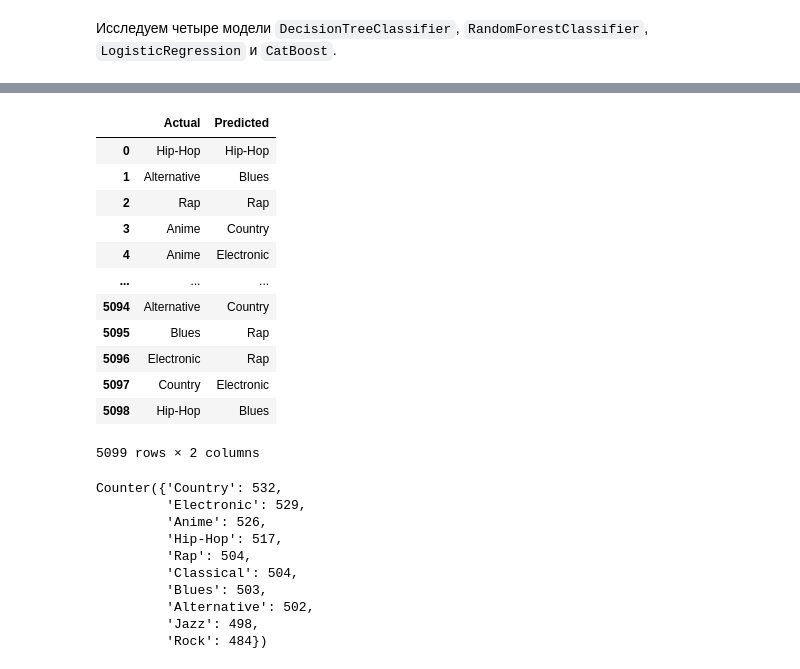
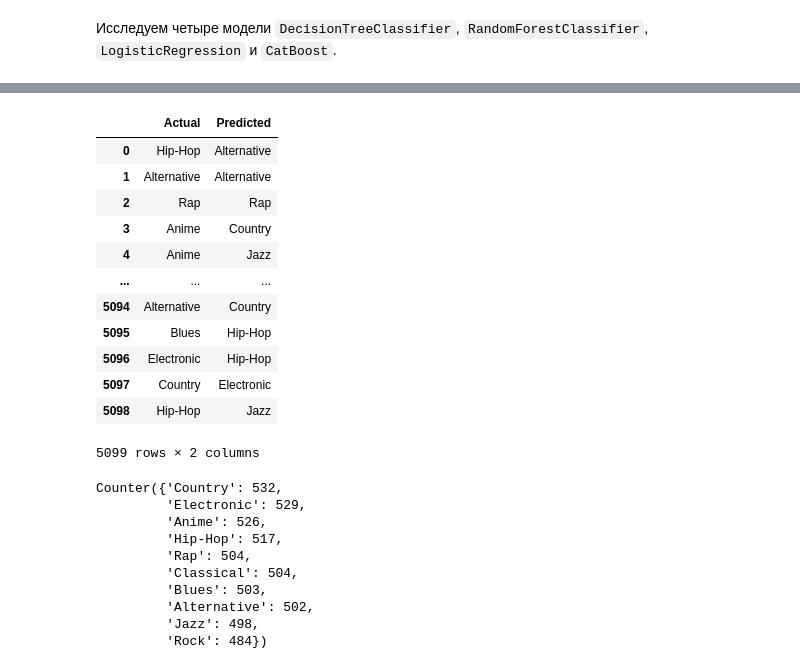
Before and after one commit to SergeyDolin/Music_genre_classification, a Jupyter notebook: Genre_classifier.ipynb, the cells around one changed output, grey strips where cells are left out. Cells and saved outputs as stored; diff of their text form; code cells hidden in the pictures.

```diff
--- a/Genre_classifier.ipynb
+++ b/Genre_classifier.ipynb
@@ -721,0 +1308,5 @@ Learning rate set to 0.03647
+# %%
+scaler = StandardScaler()
+features_train[num_features] = scaler.fit_transform(features_train[num_features])
+
+scaler.fit(pd.DataFrame(features_train[num_features]))
@@ -721,0 +1315,4 @@ Learning rate set to 0.03647
+# %%
+features_train[num_features] = scaler.transform(features_train[num_features])
+features_valid[num_features] = scaler.transform(features_valid[num_features])
+features_test[num_features] = scaler.transform(features_test[num_features])
@@ -721,0 +1708,2 @@ Learning rate set to 0.03647
+# %%
+features_test = features_test.drop(['instance_id'], axis=1)
@@ -721,0 +1855,10 @@ Learning rate set to 0.03647
+# %%
+# ('preprocessor', preprocessor),
+model = CatBoostClassifier(loss_function='MultiClass',
+                                      iterations=300,
+                                      depth=10,
+                                      learning_rate=0.2,
+                                      random_state=RANDOM_STATE,
+                                      ).fit(features_train,
+                                        target_train,
+                                        eval_set=(features_test.drop(['instance_id','track_name', 'obtained_date'], axis=1), target_test))
@@ -793,21 +1871,21 @@ submit_test
 # %%
-target_pred = model.predict(test_features)
+target_pred = model.predict(features_test.drop(['track_name', 'obtained_date'], axis=1))
 
 pred = pd.DataFrame({'Actual': submit_test['music_genre'], 'Predicted':target_pred.ravel()})
 pred
 # %% [output]
 |  | Actual | Predicted |
-| 0 | Hip-Hop | Hip-Hop |
-| 1 | Alternative | Blues |
+| 0 | Hip-Hop | Alternative |
+| 1 | Alternative | Alternative |
 | 2 | Rap | Rap |
 | 3 | Anime | Country |
-| 4 | Anime | Electronic |
+| 4 | Anime | Jazz |
 | ... | ... | ... |
 | 5094 | Alternative | Country |
-| 5095 | Blues | Rap |
-| 5096 | Electronic | Rap |
+| 5095 | Blues | Hip-Hop |
+| 5096 | Electronic | Hip-Hop |
 | 5097 | Country | Electronic |
-| 5098 | Hip-Hop | Blues |
+| 5098 | Hip-Hop | Jazz |
 5099 rows × 2 columns
 # %%
 import collections
```
Also changed, not shown: parts of 205 cells of this notebook, 40 other files.
